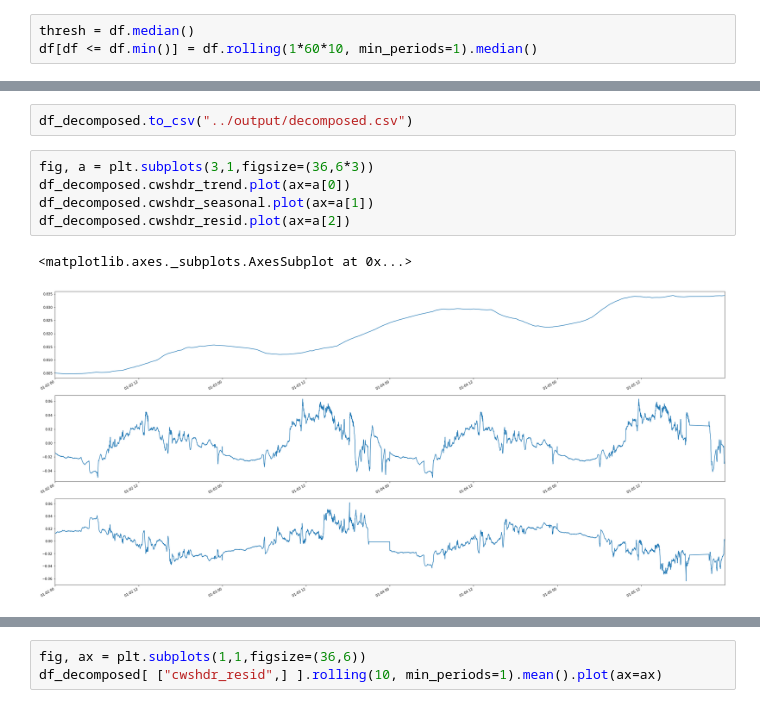
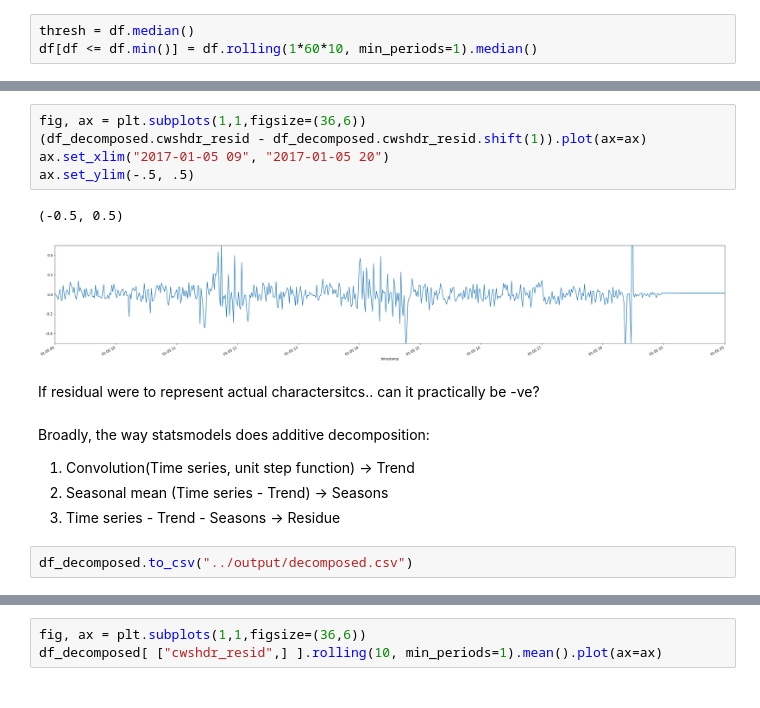
Before and after one commit to MiachelGu/chiller-plants, a Jupyter notebook: notebooks/5. Seasons and Trends.ipynb, the cells around one changed output, grey strips where cells are left out. Saved outputs shown, nothing was run; the diff lists cells and outputs as text.

```diff
--- a/notebooks/5. Seasons and Trends.ipynb
+++ b/notebooks/5. Seasons and Trends.ipynb
@@ -81,10 +69,17 @@ None
+# %%
+fig, ax = plt.subplots(1,1,figsize=(36,6))
+(df_decomposed.cwshdr_resid - df_decomposed.cwshdr_resid.shift(1)).plot(ax=ax)
+ax.set_xlim("2017-01-05 09", "2017-01-05 20")
+ax.set_ylim(-.5, .5)
+# %% [output]
+(-0.5, 0.5)
+[figure, added]
+# %% [markdown]
+If residual were to represent actual charactersitcs.. can it practically be -ve?
+# %% [markdown]
+Broadly, the way statsmodels does additive decomposition:
+1. Convolution(Time series, unit step function) -> Trend
+2. Seasonal mean (Time series - Trend) -> Seasons
+3. Time series - Trend - Seasons -> Residue
 # %%
 df_decomposed.to_csv("../output/decomposed.csv")
-# %%
-fig, a = plt.subplots(3,1,figsize=(36,6*3))
-df_decomposed.cwshdr_trend.plot(ax=a[0])
-df_decomposed.cwshdr_seasonal.plot(ax=a[1])
-df_decomposed.cwshdr_resid.plot(ax=a[2])
-# %% [output]
-<matplotlib.axes._subplots.AxesSubplot at 0x...>
-[figure, removed]
```
Also changed, not shown: parts of 10 cells of this notebook, 7 other files.
